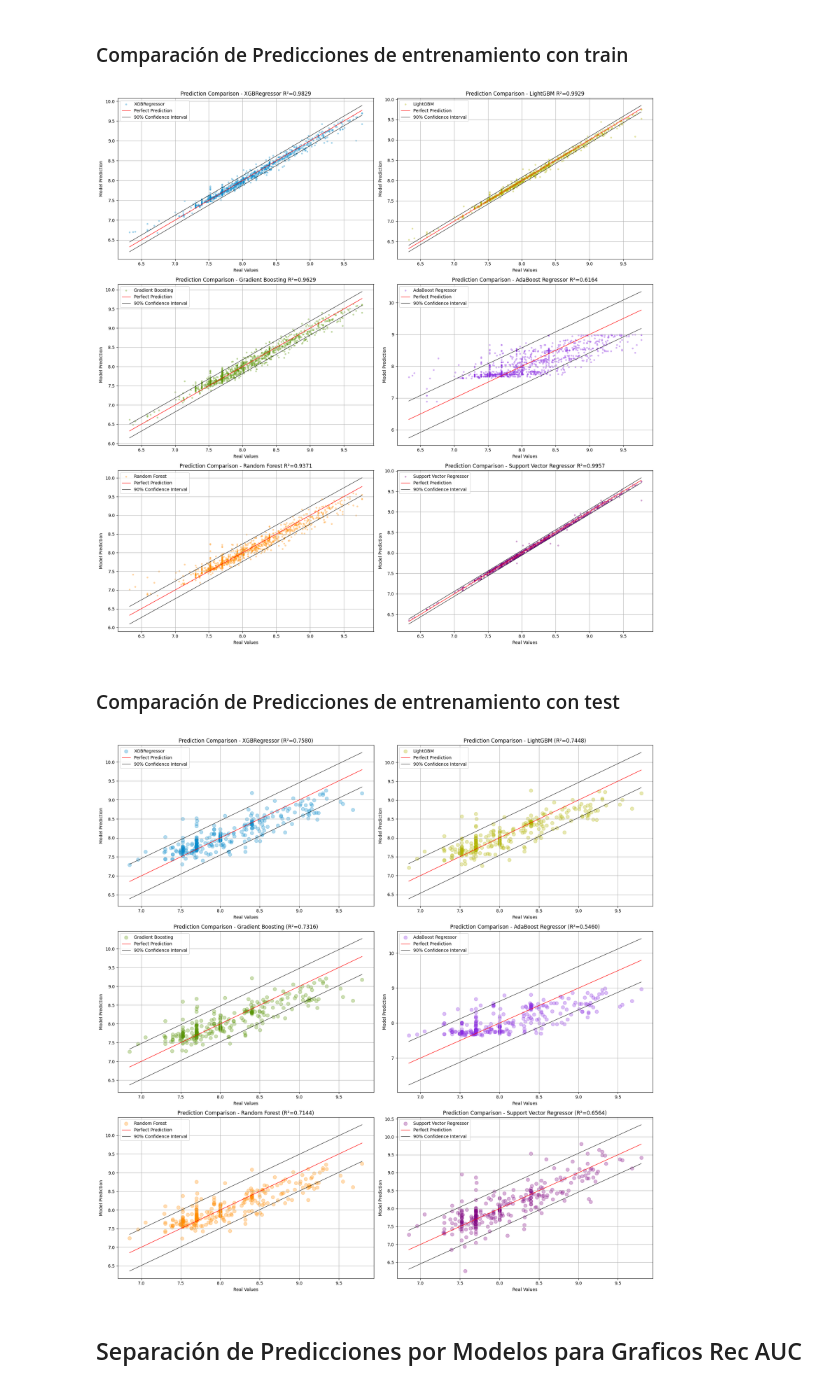
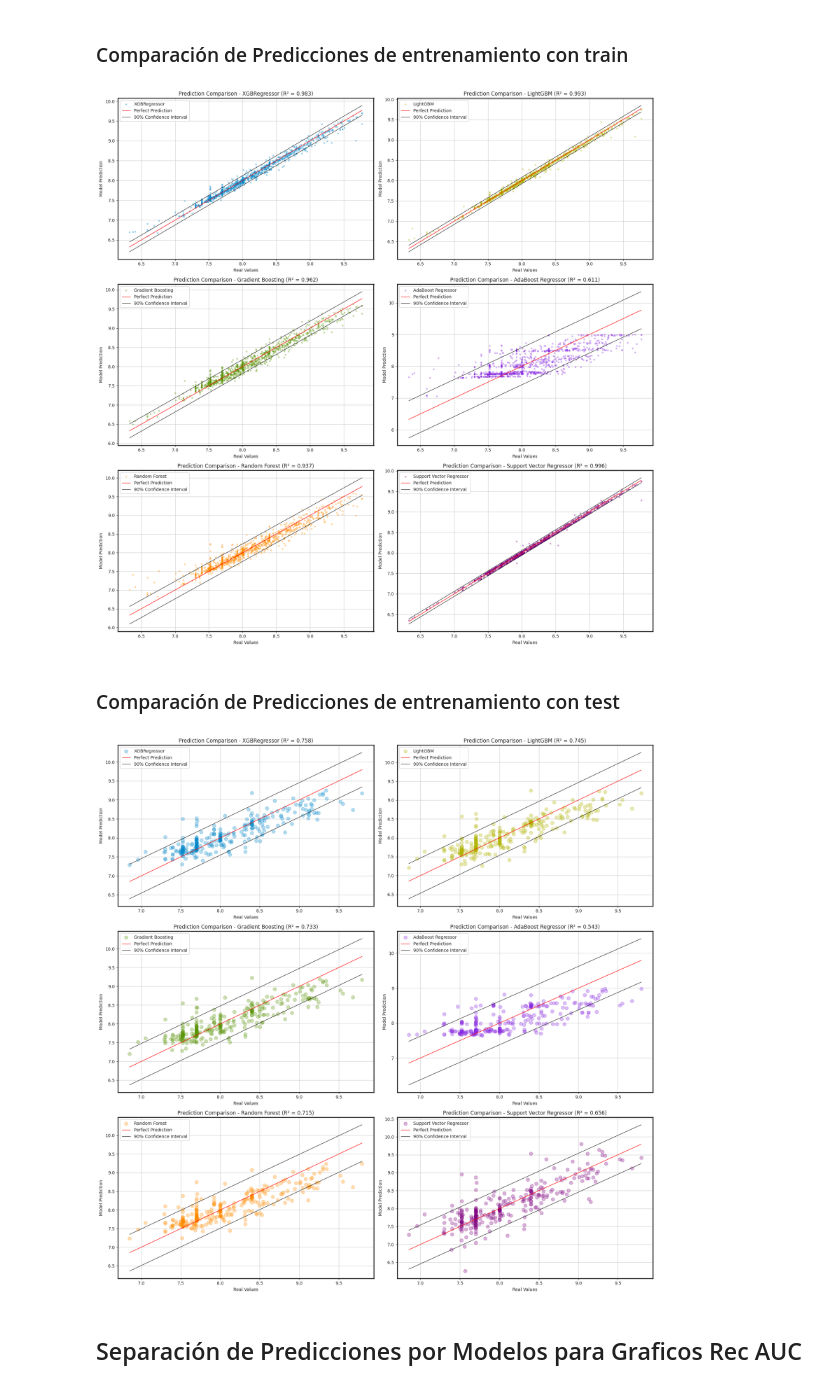
Before and after one commit to Gabolara453/ML_obps_vocs, a Jupyter notebook: ML_obps_covs - Etapa 6.ipynb, the cells around one changed output. Saved outputs shown, nothing was run; the diff lists cells and outputs as text; code cells hidden in the pictures.

```diff
--- a/ML_obps_covs - Etapa 6.ipynb
+++ b/ML_obps_covs - Etapa 6.ipynb
@@ -492,15 +492,15 @@ plt.figure(figsize=(15, 7))
 # Gráficos de barras con anotaciones
 plt.bar(index - bar_width*1.5, result_models_test_df['RMSE'], bar_width, label='RMSE', color='red')
 for i, valor in enumerate(result_models_test_df['RMSE']):
-    plt.text(i - bar_width*1.5, valor + 0.01, f"{valor:.4f}", ha='center', va='bottom')
+    plt.text(i - bar_width*1.5, valor + 0.01, f"{valor:.3f}", ha='center', va='bottom')
 
 plt.bar(index - bar_width/2, result_models_test_df['R²'], bar_width, label='R²', color='green')
 for i, valor in enumerate(result_models_test_df['R²']):
-    plt.text(i - bar_width/2, valor + 0.01, f"{valor:.4f}", ha='center', va='bottom')
+    plt.text(i - bar_width/2, valor + 0.01, f"{valor:.3f}", ha='center', va='bottom')
 
 plt.bar(index + bar_width/2, result_models_test_df['MAE'], bar_width, label='MAE', color='orange')
 for i, valor in enumerate(result_models_test_df['MAE']):
-    plt.text(i + bar_width/2, valor + 0.01, f"{valor:.4f}", ha='center', va='bottom')
+    plt.text(i + bar_width/2, valor + 0.01, f"{valor:.3f}", ha='center', va='bottom')
 
 # Etiquetas y títulos
 plt.xlabel('Models')
@@ -549,7 +549,7 @@ for i, model in enumerate(models):
     # Añadir valores encima de cada barra
     for bar in bars:
         yval = bar.get_height()
-        ax.text(bar.get_x() + bar.get_width() / 2, yval + 0.01, f'{yval:.4f}', ha='center', va='bottom', fontsize=10)
+        ax.text(bar.get_x() + bar.get_width() / 2, yval + 0.01, f'{yval:.3f}', ha='center', va='bottom', fontsize=10)
 
 # Configurar etiquetas y título
 ax.set_xlabel('Metric', fontsize=12)
@@ -562,7 +562,7 @@ ax.legend()
 plt.grid(axis='y')
 
 plt.tight_layout()
-plt.savefig("Plots figures/Metricas de Entrenamiento con barras 2.jpg", bbox_inches='tight')
+plt.savefig("Plots figures/Metricas de Entrenamiento con barras 3.jpg", bbox_inches='tight')
 
 plt.show()
 # %% [output]
@@ -596,7 +596,7 @@ for i, row in result_models_train_df.iterrows():
 
     plt.xlabel('Real Values')
     plt.ylabel('Model Prediction')
-    plt.title(f'Prediction Comparison - {row["model"]} R²={row["R²"]:.4f}')
+    plt.title(f'Prediction Comparison - {row["model"]} (R² = {row["R²"]:.3f})')
     plt.legend()
     plt.grid(True)
 
@@ -604,7 +604,7 @@ plt.tight_layout()
 plt.savefig("Plots figures/Comparacion_de_train_con_intervalo.jpg", bbox_inches='tight')
 plt.show()
 # %% [output]
-[figure, old version]
+[figure, new version]
 # %% [markdown]
 ### Comparación de Predicciones de entrenamiento con test
 # %%
@@ -612,36 +612,36 @@ colors = ['#0589cb', '#b1b400', '#589405', '#8A2BE2', '#FF8C00', 'purple', '#7CF
 
 # Configura el gráfico
 plt.figure(figsize=(18, 18))
 
 for i, row in result_models_test_df.iterrows():
     # Calcula residuos y desviación estándar para el modelo actual
     residuals = y_test - y_predict_test[i]
     std_residuals = np.std(residuals)
 
     # Define z-score para intervalo de confianza del 90%
     z = stats.norm.ppf(0.95)
     ci_offset = z * std_residuals
 
     # Dibuja el scatter plot y la línea de predicción perfecta
     plt.subplot(3, 2, i + 1)  # Ajusta el diseño de subgráficos según sea necesario
     plt.scatter(y_test, y_predict_test[i], color=colors[i], label=row['model'], alpha=0.3, s=70, marker="8")
     plt.plot([y_test.min(), y_test.max()], [y_test.min(), y_test.max()], color='r', lw=1, label='Perfect Prediction')
 
     # Dibuja el intervalo de confianza usando la desviación estándar calculada
     plt.plot([y_test.min(), y_test.max()], [y_test.min() + ci_offset, y_test.max() + ci_offset], color='black', lw=0.8, linestyle='-', label='90% Confidence Interval')
     plt.plot([y_test.min(), y_test.max()], [y_test.min() - ci_offset, y_test.max() - ci_offset], color='black', lw=0.8, linestyle='-')
 
     plt.xlabel('Real Values')
     plt.ylabel('Model Prediction')
-    plt.title(f'Prediction Comparison - {row["model"]} (R²={row["R²"]:.4f})')
+    plt.title(f'Prediction Comparison - {row["model"]} (R² = {row["R²"]:.3f})')
     plt.legend()
     plt.grid(True)
 
 plt.tight_layout()
-plt.savefig("Plots figures/Comparacion_de_test_con_intervalo.jpg", bbox_inches='tight')
+plt.savefig("Plots figures/Comparacion_de_test_con_intervalo 2.jpg", bbox_inches='tight')
 plt.show()
 # %% [output]
-[figure, old version]
+[figure, new version]
 # %% [markdown]
 ## Separación de Predicciones por Modelos para Graficos Rec AUC
 # %%
```
Also changed, not shown: parts of 12 cells of this notebook.
